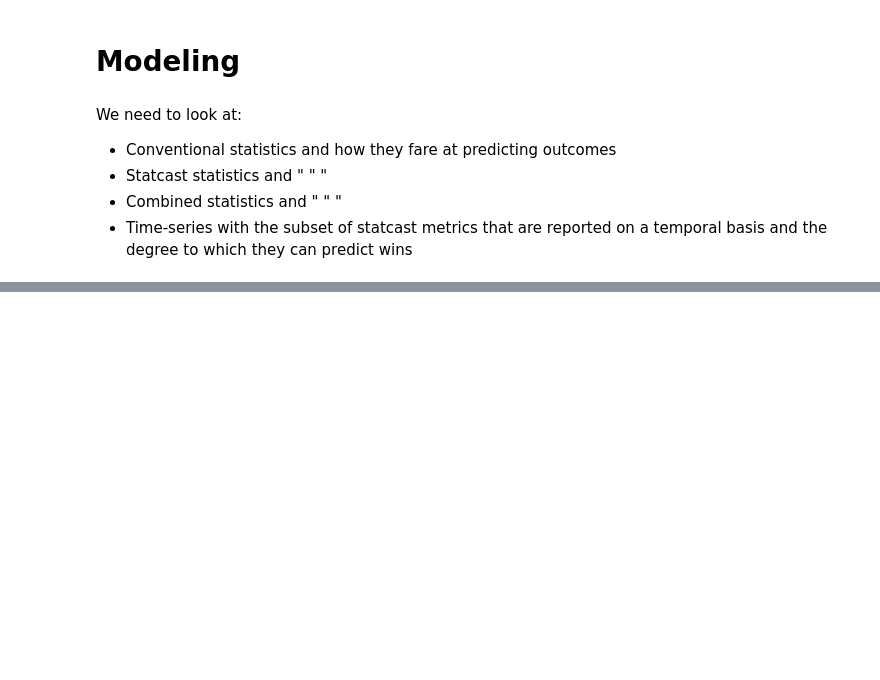
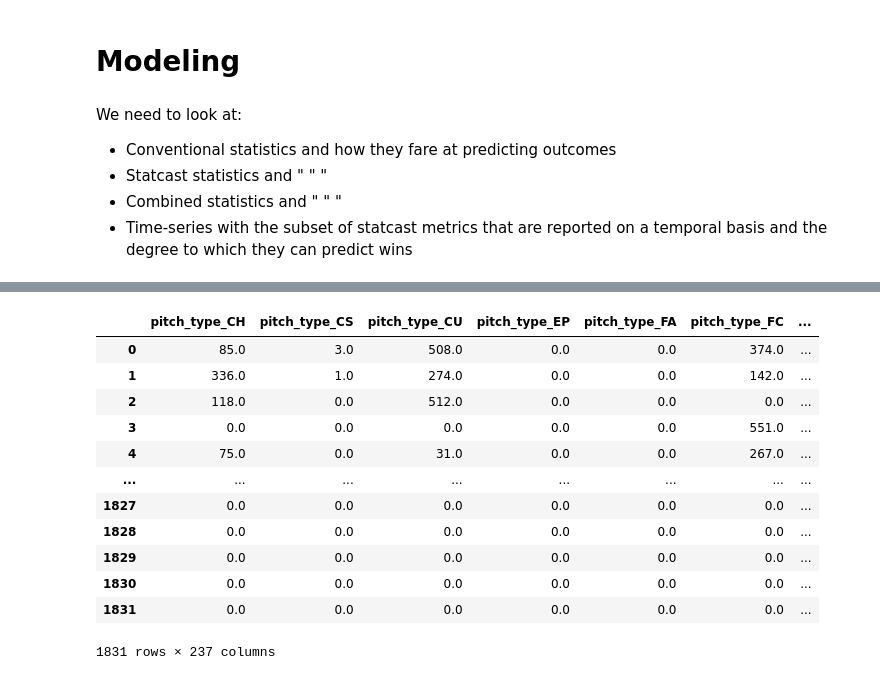
Before and after one commit to auto-d/moneyball-ml, a Jupyter notebook: eda.ipynb, the cells around one changed output, grey strips where cells are left out. Cells and saved outputs as stored; diff of their text form; code cells hidden in the pictures; blank space fills up the shorter version.

```diff
--- a/eda.ipynb
+++ b/eda.ipynb
@@ -681,0 +649,16 @@ KeyError: 'last_name, first_name'
+# %%
+train_Xsc
+# %% [output]
+|  | pitch_type_CH | pitch_type_CS | pitch_type_CU | pitch_type_EP | pitch_type_FA | pitch_type_FC | ... |
+| 0 | 85.0 | 3.0 | 508.0 | 0.0 | 0.0 | 374.0 | ... |
+| 1 | 336.0 | 1.0 | 274.0 | 0.0 | 0.0 | 142.0 | ... |
+| 2 | 118.0 | 0.0 | 512.0 | 0.0 | 0.0 | 0.0 | ... |
+| 3 | 0.0 | 0.0 | 0.0 | 0.0 | 0.0 | 551.0 | ... |
+| 4 | 75.0 | 0.0 | 31.0 | 0.0 | 0.0 | 267.0 | ... |
+| ... | ... | ... | ... | ... | ... | ... | ... |
+| 1827 | 0.0 | 0.0 | 0.0 | 0.0 | 0.0 | 0.0 | ... |
+| 1828 | 0.0 | 0.0 | 0.0 | 0.0 | 0.0 | 0.0 | ... |
+| 1829 | 0.0 | 0.0 | 0.0 | 0.0 | 0.0 | 0.0 | ... |
+| 1830 | 0.0 | 0.0 | 0.0 | 0.0 | 0.0 | 0.0 | ... |
+| 1831 | 0.0 | 0.0 | 0.0 | 0.0 | 0.0 | 0.0 | ... |
+1831 rows × 237 columns
```
Also changed, not shown: parts of 8 cells of this notebook, 3 other files.
